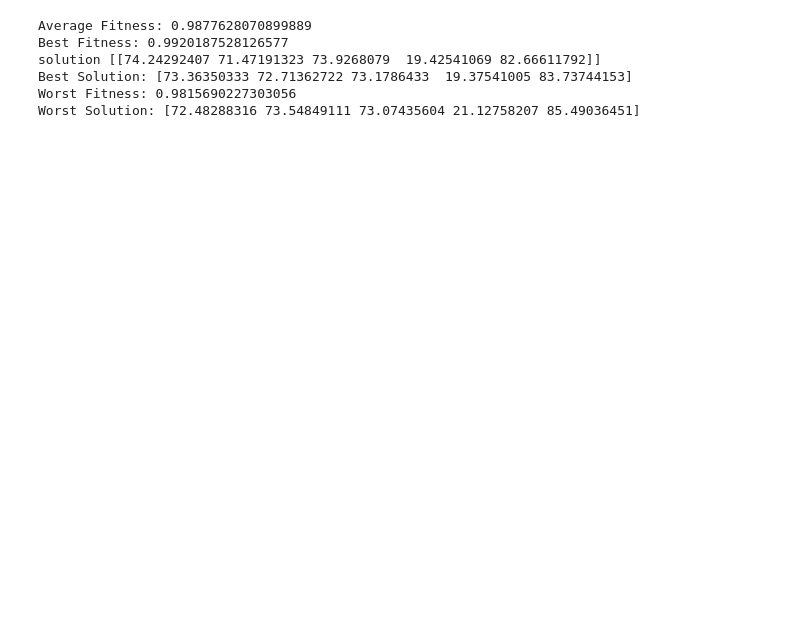
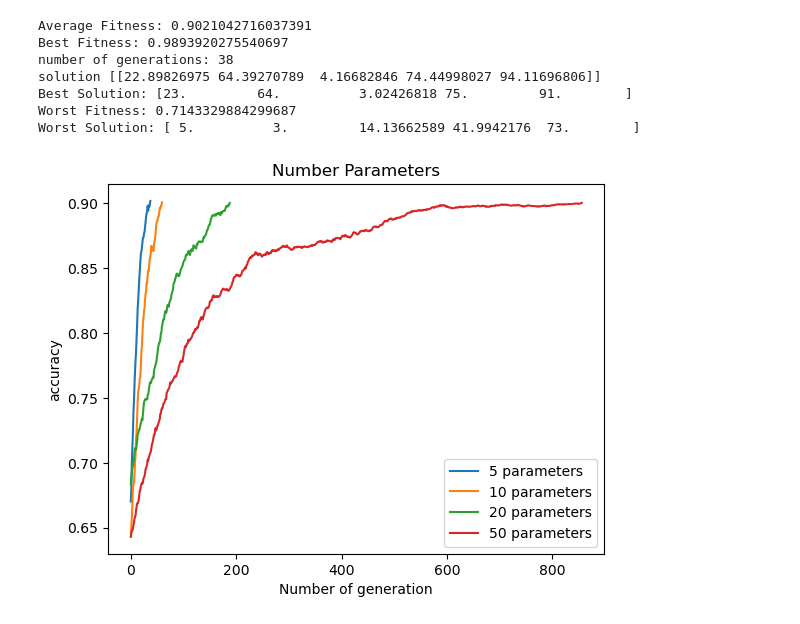
Before and after one commit to Tymin0912/AFC_GA, a Jupyter notebook: Generic_GA.ipynb, the cells around one changed output. Drawn from its saved outputs; the diff is of its cells as text; code cells hidden in the pictures; blank space fills up the shorter version.

Commit message:
New code
added GA for Rastrigin function
Plots for visuals

```diff
--- a/Generic_GA.ipynb
+++ b/Generic_GA.ipynb
@@ -1,15 +1,16 @@
 # %%
 # Genetic Algorithm
 import numpy as np
+import matplotlib.pyplot as plt
 
 # Parameters
 population_size = 1000   # Number of individuals in each generation
 num_variables = 5        # Number of parameters to optimize
 num_parents = 500        # Number of parents selected to breed
-num_generations = 1000   # Number of generations
+num_generations = 100   # Number of generations
 crossover_rate = 0.8     # Probability of crossover
-mutation_rate = 0.1      # Probability of mutation
-mutation_range = 0.1     # Range of mutation
+mutation_rate = 0.01      # Probability of mutation
+mutation_range = 1     # Range of mutation
 
 # Test Solution
 solution = np.random.rand(1,5)*100
@@ -82,8 +83,16 @@ def mutate(new_population, mutation_rate, mutation_range):
 
     return mutated_population
 
+fit_plot = np.zeros(num_generations)
+avgfit_plot = np.zeros(num_generations)
 # Genetic Algorithm
 for i in range(num_generations):
+    # Fitness
+    fitness = calculate_fitness(population, solution)
+    avgfit_plot[i] = np.mean(fitness)
+    fit_plot[i] = np.max(fitness)
+    if np.mean(fitness) >= 0.9:
+        break
     # Fitness
     fitness = calculate_fitness(population, solution)
 
@@ -108,14 +117,28 @@ worse = population[index_of_min, :]
 
 print("Average Fitness:", avg_fit)
 print("Best Fitness:", best_fit)
+print("number of generations:", i+1)
 print("solution", solution)
 print("Best Solution:", best)
 print("Worst Fitness:", worse_fit)
 print("Worst Solution:", worse)
 # %% [output]
-Average Fitness: 0.9877628070899889
-Best Fitness: 0.9920187528126577
-solution [[74.24292407 71.47191323 73.9268079  19.42541069 82.66611792]]
-Best Solution: [73.36350333 72.71362722 73.1786433  19.37541005 83.73744153]
-Worst Fitness: 0.9815690227303056
-Worst Solution: [72.48288316 73.54849111 73.07435604 21.12758207 85.49036451]
+Average Fitness: 0.9021042716037391
+Best Fitness: 0.9893920275540697
+number of generations: 38
+solution [[22.89826975 64.39270789  4.16682846 74.44998027 94.11696806]]
+Best Solution: [23.         64.          3.02426818 75.         91.        ]
+Worst Fitness: 0.7143329884299687
+Worst Solution: [ 5.          3.         14.13662589 41.9942176  73.        ]
+# %%
+plt.plot(para_5, label="5 parameters")
+plt.plot(para_10, label="10 parameters")
+plt.plot(para_20, label="20 parameters")
+plt.plot(para_50, label="50 parameters")
+plt.legend()
+plt.xlabel("Number of generation")
+plt.ylabel("accuracy")
+plt.title("Number Parameters")
+plt.show()
+# %% [output]
+[figure, added]
```
Also changed, not shown: 14 other files.
